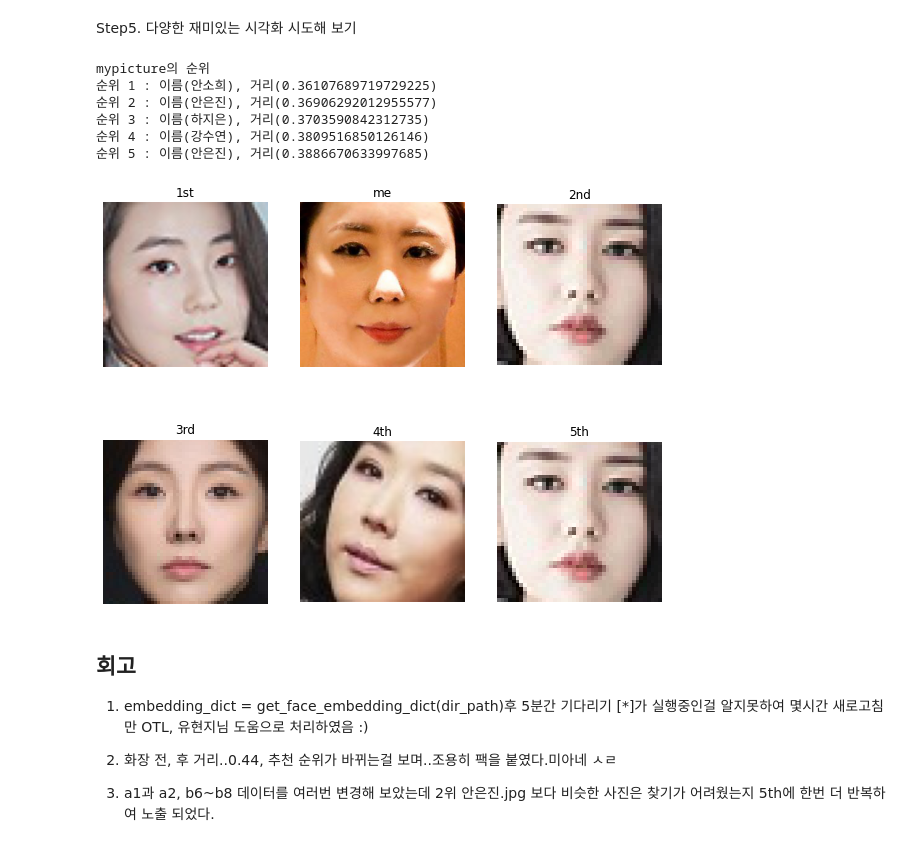
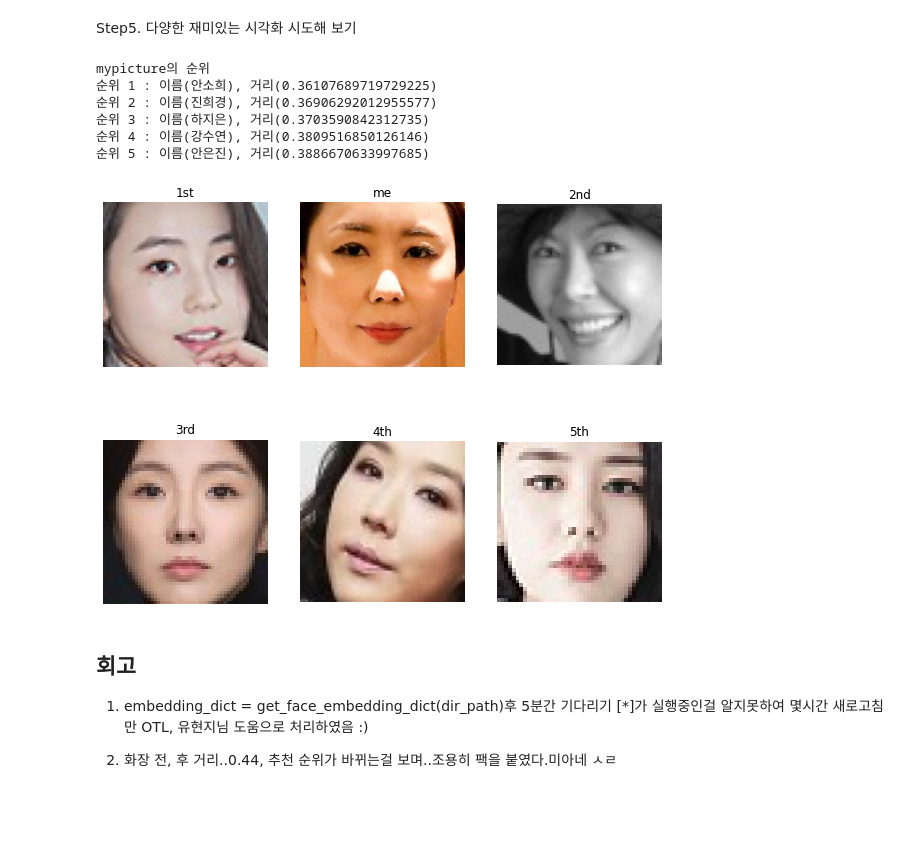
Before and after one commit to edupro2000/afiffel-Exploration-stage, a Jupyter notebook: [E-05] Celebrity.ipynb, the cells around one changed output. Saved outputs shown, nothing was run; the diff lists cells and outputs as text; code cells hidden in the pictures; blank space fills up the shorter version.

```diff
--- a/[E-05] Celebrity.ipynb
+++ b/[E-05] Celebrity.ipynb
@@ -169,7 +169,7 @@ so = os.getenv('HOME')+'/aiffel/face_embedding/data/안소희.jpg'
 jin = os.getenv('HOME')+'/aiffel/face_embedding/data/진희경.jpg'
 ha = os.getenv('HOME')+'/aiffel/face_embedding/data/하지은.jpg'
 su = os.getenv('HOME')+'/aiffel/face_embedding/data/강수연.jpg'
-jin = os.getenv('HOME')+'/aiffel/face_embedding/data/안은진.jpg'
+an = os.getenv('HOME')+'/aiffel/face_embedding/data/안은진.jpg'
 na = os.getenv('HOME')+'/aiffel/face_embedding/data/유인나.jpg'
 kim = os.getenv('HOME')+'/aiffel/face_embedding/data/김새벽.jpg'
 one = os.getenv('HOME')+'/aiffel/face_embedding/data/더원.jpg'
@@ -183,7 +183,7 @@ b1 = get_cropped_face(so)
 b2 = get_cropped_face(jin)
 b3 = get_cropped_face(ha)
 b4 = get_cropped_face(su)
-b5 = get_cropped_face(jin)
+b5 = get_cropped_face(an)
 b6 = get_cropped_face(na)
 b7 = get_cropped_face(kim)
 b8 = get_cropped_face(one)
@@ -199,42 +199,39 @@ plt.imshow(a2)
 plt.axis('off')
 plt.title('me')
 plt.subplot(233)
 plt.imshow(b2)
 plt.axis('off')
 plt.title('2nd')
 plt.subplot(234)
 plt.imshow(b3)
 plt.axis('off')
 plt.title('3rd')
 plt.subplot(235)
 plt.imshow(b4)
 plt.axis('off')
 plt.title('4th')
 plt.subplot(236)
 plt.imshow(b5)
 plt.axis('off')
 plt.title('5th')
 
 print('''mypicture의 순위
 순위 1 : 이름(안소희), 거리(0.36107689719729225)
-순위 2 : 이름(안은진), 거리(0.36906292012955577)
+순위 2 : 이름(진희경), 거리(0.36906292012955577)
 순위 3 : 이름(하지은), 거리(0.3703590842312735)
 순위 4 : 이름(강수연), 거리(0.3809516850126146)
 순위 5 : 이름(안은진), 거리(0.3886670633997685)''')
 # %% [output]
 mypicture의 순위
 순위 1 : 이름(안소희), 거리(0.36107689719729225)
-순위 2 : 이름(안은진), 거리(0.36906292012955577)
+순위 2 : 이름(진희경), 거리(0.36906292012955577)
 순위 3 : 이름(하지은), 거리(0.3703590842312735)
 순위 4 : 이름(강수연), 거리(0.3809516850126146)
 순위 5 : 이름(안은진), 거리(0.3886670633997685)
-[figure, old version]
+[figure, new version]
 # %% [markdown]
 ## 회고
 1. embedding_dict = get_face_embedding_dict(dir_path)후 5분간 기다리기
   [*]가 실행중인걸 알지못하여 몇시간 새로고침만 OTL, 유현지님 도움으로 처리하였음 :)
 
 2. 화장 전, 후 거리..0.44, 추천 순위가 바뀌는걸 보며..조용히 팩을 붙였다.미아네 ㅅㄹ
-
-3. a1과 a2, b6~b8 데이터를 여러번 변경해 보았는데 2위 안은진.jpg 보다
-   비슷한 사진은 찾기가 어려웠는지 5th에 한번 더 반복하여 노출 되었다.
```
